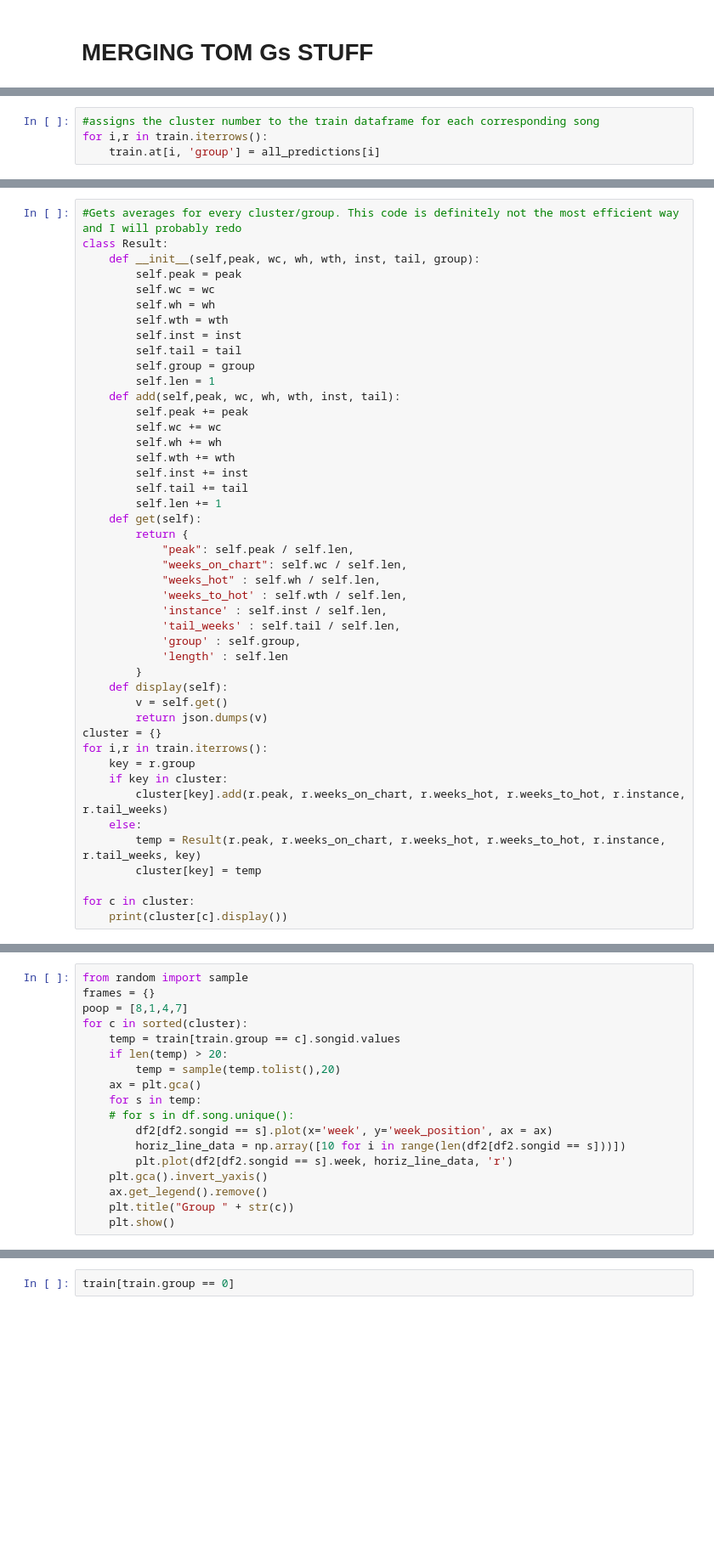
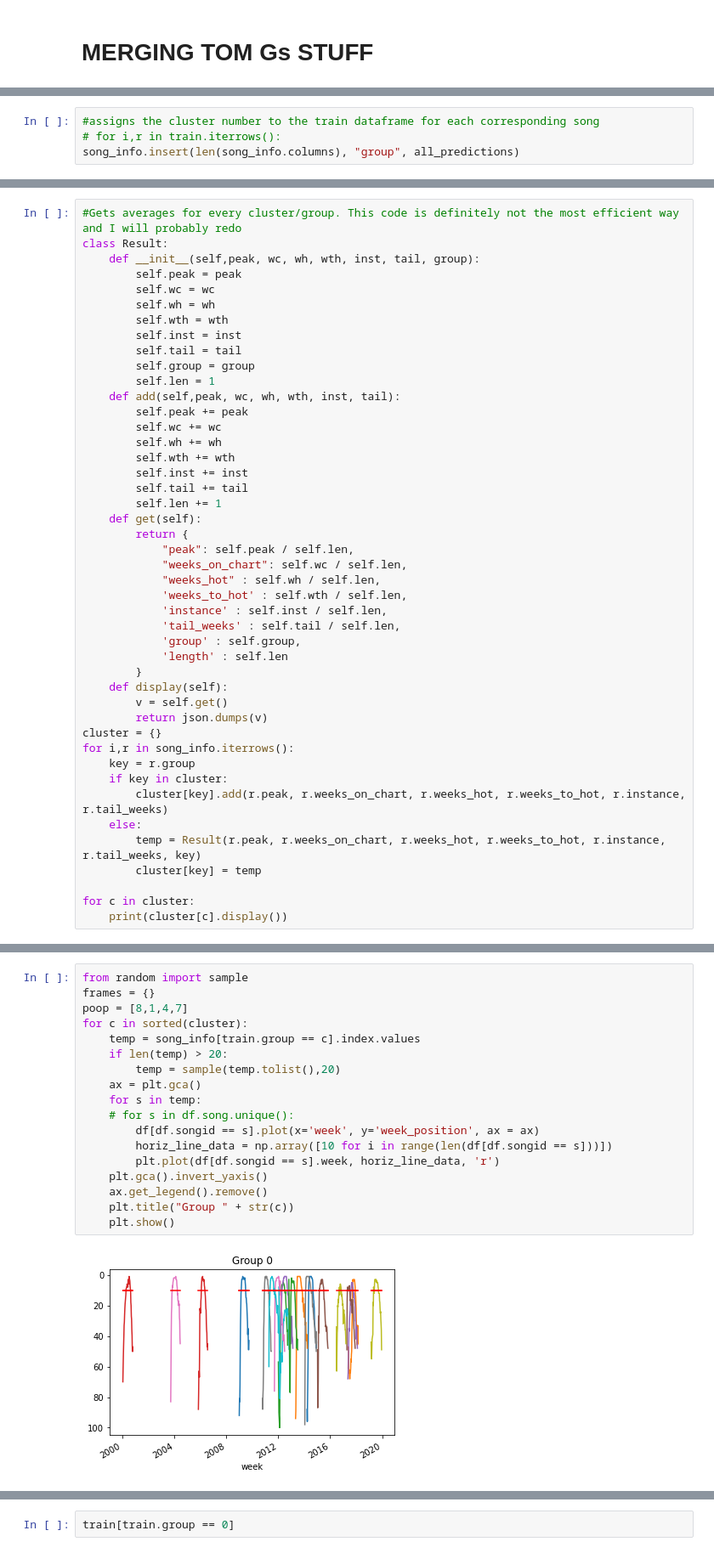
Before and after one commit to tvarano/hit-analyzer, a Jupyter notebook: main.ipynb, the cells around one changed output, grey strips where cells are left out. Shown: that part at 85% size. Cells and saved outputs as stored; diff of their text form; blank space fills up the shorter version.

```diff
--- a/main.ipynb
+++ b/main.ipynb
@@ -310,4 +321,4 @@ len(all_predictions)
 # %%
 #assigns the cluster number to the train dataframe for each corresponding song
-for i,r in train.iterrows():
-    train.at[i, 'group'] = all_predictions[i]
+# for i,r in train.iterrows():
+song_info.insert(len(song_info.columns), "group", all_predictions)
@@ -348,7 +374,7 @@ class Result:
         v = self.get()
         return json.dumps(v)
 cluster = {}
-for i,r in train.iterrows():
+for i,r in song_info.iterrows():
     key = r.group
     if key in cluster:
         cluster[key].add(r.peak, r.weeks_on_chart, r.weeks_hot, r.weeks_to_hot, r.instance, r.tail_weeks)
@@ -361,18 +398,20 @@ for c in cluster:
 # %%
 from random import sample
 frames = {}
 poop = [8,1,4,7]
 for c in sorted(cluster):
-    temp = train[train.group == c].songid.values
+    temp = song_info[train.group == c].index.values
     if len(temp) > 20:
         temp = sample(temp.tolist(),20)
     ax = plt.gca()
     for s in temp:
     # for s in df.song.unique():
-        df2[df2.songid == s].plot(x='week', y='week_position', ax = ax)
-        horiz_line_data = np.array([10 for i in range(len(df2[df2.songid == s]))])
-        plt.plot(df2[df2.songid == s].week, horiz_line_data, 'r')
+        df[df.songid == s].plot(x='week', y='week_position', ax = ax)
+        horiz_line_data = np.array([10 for i in range(len(df[df.songid == s]))])
+        plt.plot(df[df.songid == s].week, horiz_line_data, 'r')
     plt.gca().invert_yaxis()
     ax.get_legend().remove()
     plt.title("Group " + str(c))
     plt.show()
+# %% [output]
+[figure, added]
```
Also changed, not shown: parts of 11 cells of this notebook.
